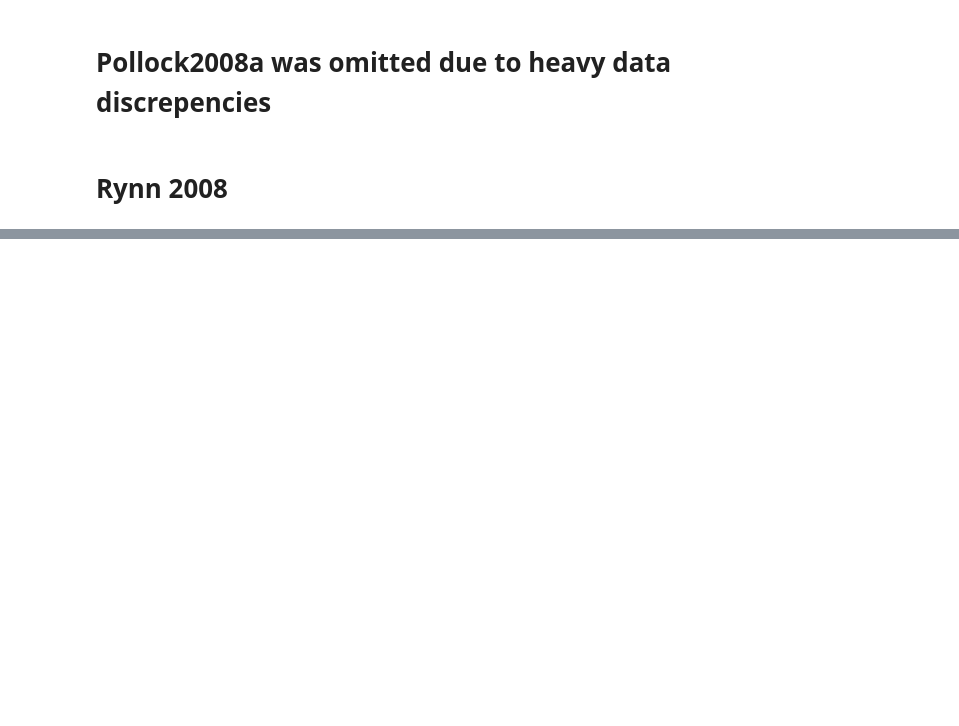
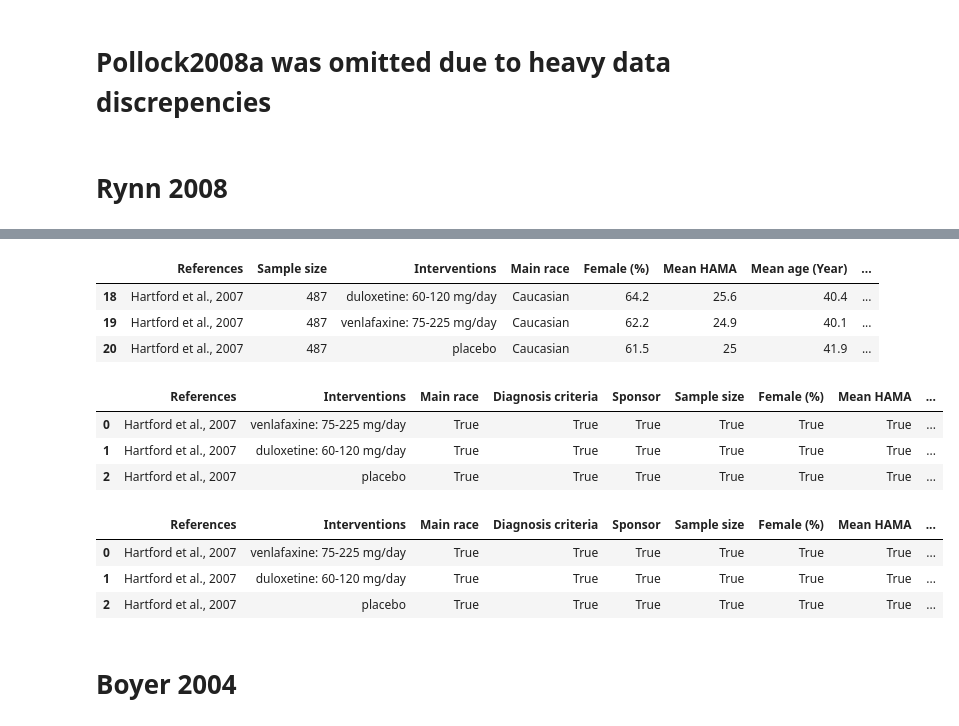
Before and after one commit to brandonorodriguez/Leveraging-GPT-4o-for-Structured-Data-Extraction-in-Clinical-Trials, a Jupyter notebook: Test_Data_Extration.ipynb, the cells around one changed output, grey strips where cells are left out. Cells and saved outputs as stored; diff of their text form; code cells hidden in the pictures; blank space fills up the shorter version.

```diff
--- a/Test_Data_Extration.ipynb
+++ b/Test_Data_Extration.ipynb
@@ -339,0 +553,10 @@ structured_data_rynn_2008 = query_gpt4_full(rynn_2008_text, rynn_2008_tables, ".
+# %%
+file_path = "../Desktop/Testing/hartford2007.pdf"
+
+# Extract content from PDF
+hartford_2007_text, hartford_2007_tables = extract_pdf_content(file_path)
+
+# Query GPT-4
+structured_data_hartford_2007 = query_gpt4_full(hartford_2007_text, hartford_2007_tables, "../Desktop/Testing/hartford2007.pdf")
+# %%
+hartford_2007_df = json_parsing(structured_data_hartford_2007)
@@ -339,0 +570,20 @@ structured_data_rynn_2008 = query_gpt4_full(rynn_2008_text, rynn_2008_tables, ".
+# %%
+df_truth[df_truth["References"] == "Hartford et al., 2007"]
+# %% [output]
+|  | References | Sample size | Interventions | Main race | Female (%) | Mean HAMA | Mean age (Year) | ... |
+| 18 | Hartford et al., 2007 | 487 | duloxetine: 60-120 mg/day | Caucasian | 64.2 | 25.6 | 40.4 | ... |
+| 19 | Hartford et al., 2007 | 487 | venlafaxine: 75-225 mg/day | Caucasian | 62.2 | 24.9 | 40.1 | ... |
+| 20 | Hartford et al., 2007 | 487 | placebo | Caucasian | 61.5 | 25 | 41.9 | ... |
+# %%
+hartford_2007_df = rename_columns(hartford_2007_df)
+hartford_2007_df = preprocess_interventions_and_diag(hartford_2007_df)
+hartford_2007_df = preprocess_numerical_columns(hartford_2007_df, numerical_cols)
+# %%
+hartford2007_results = testing(df_truth, hartford_2007_df)
+# %%
+hartford2007_results
+# %% [output]
+|  | References | Interventions | Main race | Diagnosis criteria | Sponsor | Sample size | Female (%) | Mean HAMA | ... |
+| 0 | Hartford et al., 2007 | venlafaxine: 75-225 mg/day | True | True | True | True | True | True | ... |
+| 1 | Hartford et al., 2007 | duloxetine: 60-120 mg/day | True | True | True | True | True | True | ... |
+| 2 | Hartford et al., 2007 | placebo | True | True | True | True | True | True | ... |
@@ -339,0 +592,7 @@ structured_data_rynn_2008 = query_gpt4_full(rynn_2008_text, rynn_2008_tables, ".
+# %%
+hartford2007_results_final
+# %% [output]
+|  | References | Interventions | Main race | Diagnosis criteria | Sponsor | Sample size | Female (%) | Mean HAMA | ... |
+| 0 | Hartford et al., 2007 | venlafaxine: 75-225 mg/day | True | True | True | True | True | True | ... |
+| 1 | Hartford et al., 2007 | duloxetine: 60-120 mg/day | True | True | True | True | True | True | ... |
+| 2 | Hartford et al., 2007 | placebo | True | True | True | True | True | True | ... |
@@ -339,0 +605,2 @@ structured_data_rynn_2008 = query_gpt4_full(rynn_2008_text, rynn_2008_tables, ".
+# %% [markdown]
+# Boyer 2004
```
Also changed, not shown: parts of 42 cells of this notebook.
